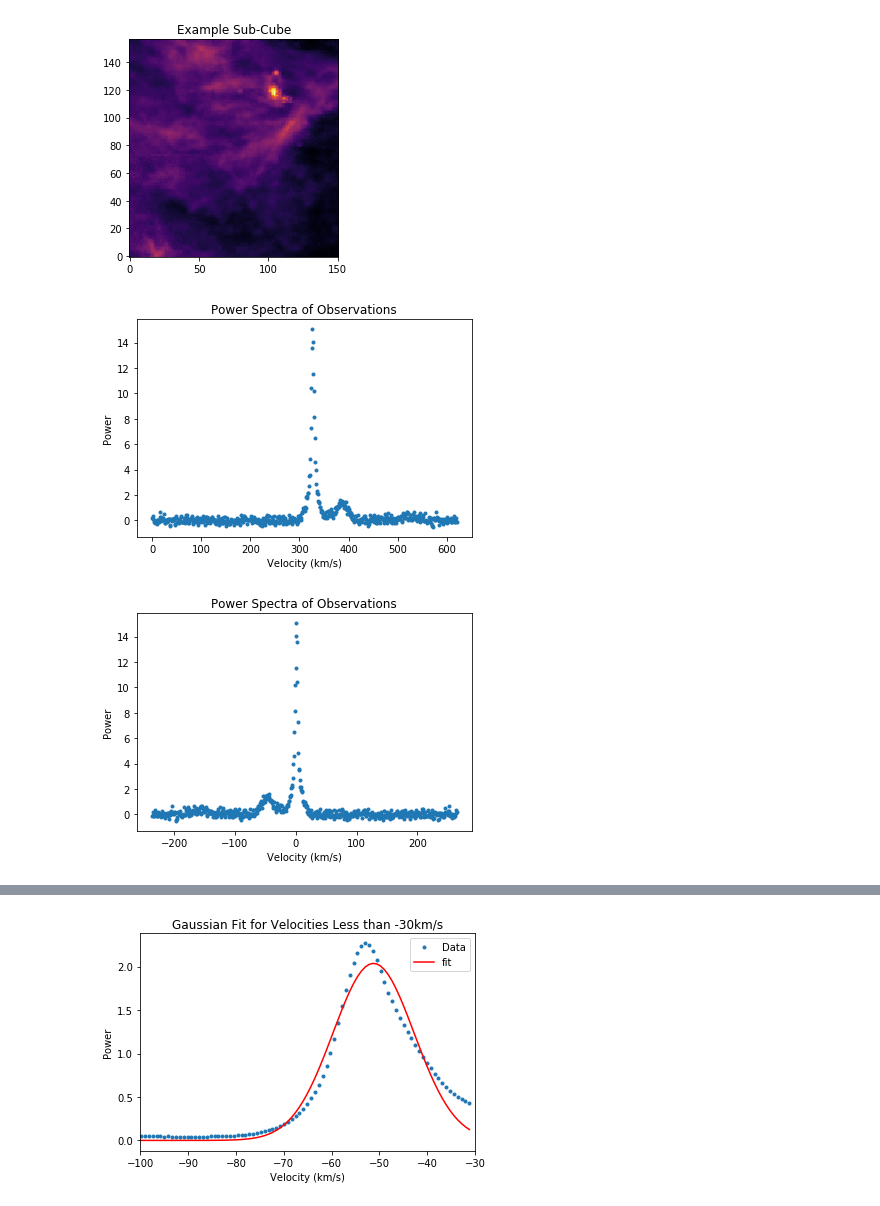
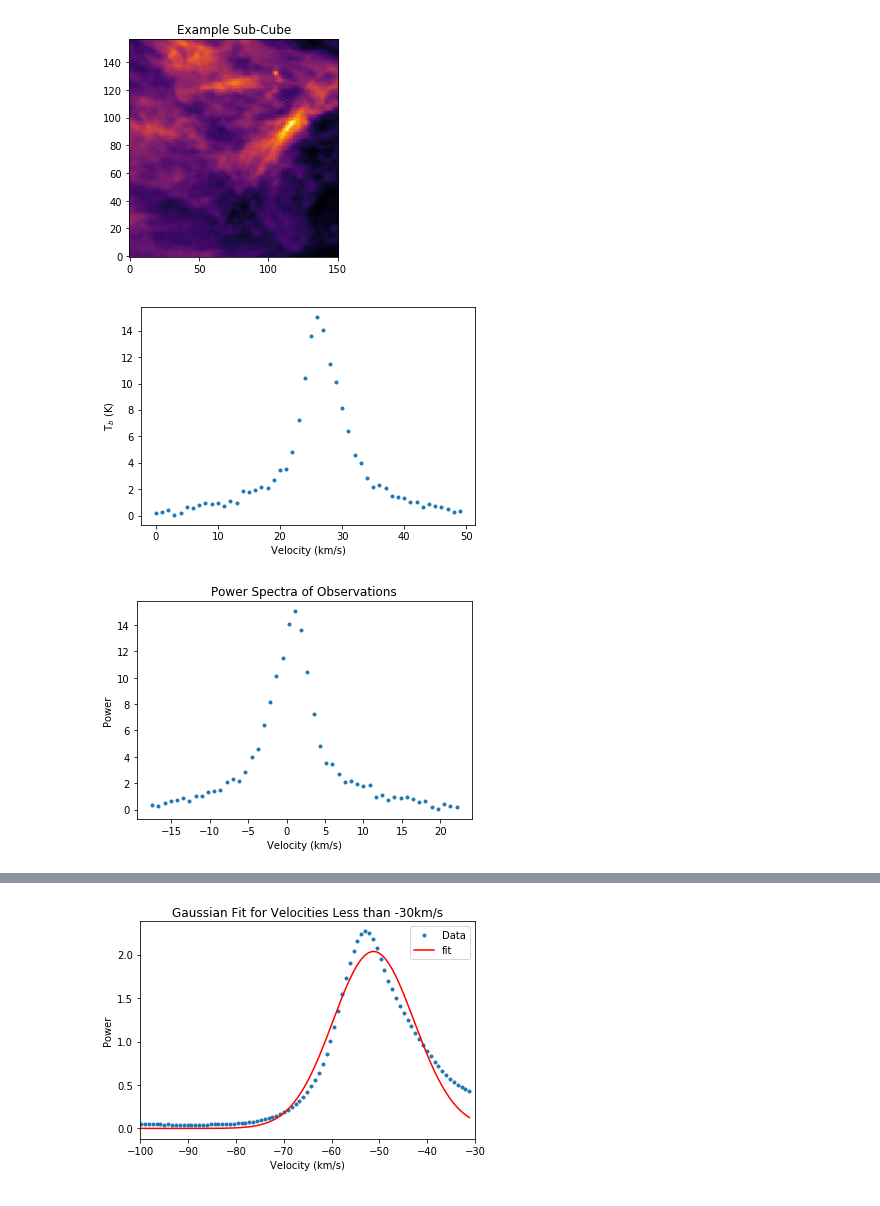
Before and after one commit to lukavujeva/ast425, a Jupyter notebook: AST425 Introduction Assignment.ipynb, the cells around one changed output, grey strips where cells are left out. Cells and saved outputs as stored; diff of their text form; code cells hidden in the pictures.

```diff
--- a/AST425 Introduction Assignment.ipynb
+++ b/AST425 Introduction Assignment.ipynb
@@ -9,29 +10,43 @@ from scipy.optimize import curve_fit
 fitsname = "GHIGLS_UMA_Tb.fits"
 hdu = fits.open(fitsname)
 hdr = hdu[0].header
-cube = hdu[0].data[0]
+hdr['CRPIX3'] -= 300
+#cube = hdu[0].data[0]
+#LVC IS LOCATED AT
+cube = hdu[0].data[0][300:350, :, :]
+#IVC IS LOCATED AT
+#cube = hdu[0].data[0][360:420, :, :]
 
 #The data from the cube was plotted
 plt.figure()
 plt.imshow(np.sum(cube,0), origin="lower", cmap="inferno")
 plt.title('Example Sub-Cube')
-plt.savefig('subcube.pdf')
 plt.show()
+
+
+def wcs2D(hdr):
+    w = wcs.WCS(naxis=2)
+    w.wcs.crpix = [hdr['CRPIX1'], hdr['CRPIX2']]
+    w.wcs.cdelt = np.array([hdr['CDELT1'], hdr['CDELT2']])
+    w.wcs.crval = [hdr['CRVAL1'], hdr['CRVAL2']]
+    w.wcs.ctype = [hdr['CTYPE1'], hdr['CTYPE2']]
+    return w
+w = wcs2D(hdr)
 # %% [output]
-[figure, old version]
+[figure, new version]
 # %%
 #the spectrum from a single pixel was plotted
 
 # frame = hdu[0].data[0][400,:1,:1]
 # dat = hdu[0].data
 
 plt.plot(cube[:,0,0], linestyle = "none", marker = '.')
-plt.title("Power Spectra of Observations")
+#plt.title("Power Spectra of Observations")
 plt.xlabel("Velocity (km/s)")
-plt.ylabel("Power")
+plt.ylabel("T$_{b}$ (K)")
 plt.show()
 # %% [output]
-[figure, old version]
+[figure, new version]
 # %%
 #the velocities were corrected by the information in the fits files, and were centered at zero
 
@@ -50,4 +65,4 @@ plt.ylabel("Power")
 plt.savefig('powerspec.pdf')
 plt.show()
 # %% [output]
-[figure, old version]
+[figure, new version]
```
Also changed, not shown: parts of 14 cells of this notebook, 6 other files.
